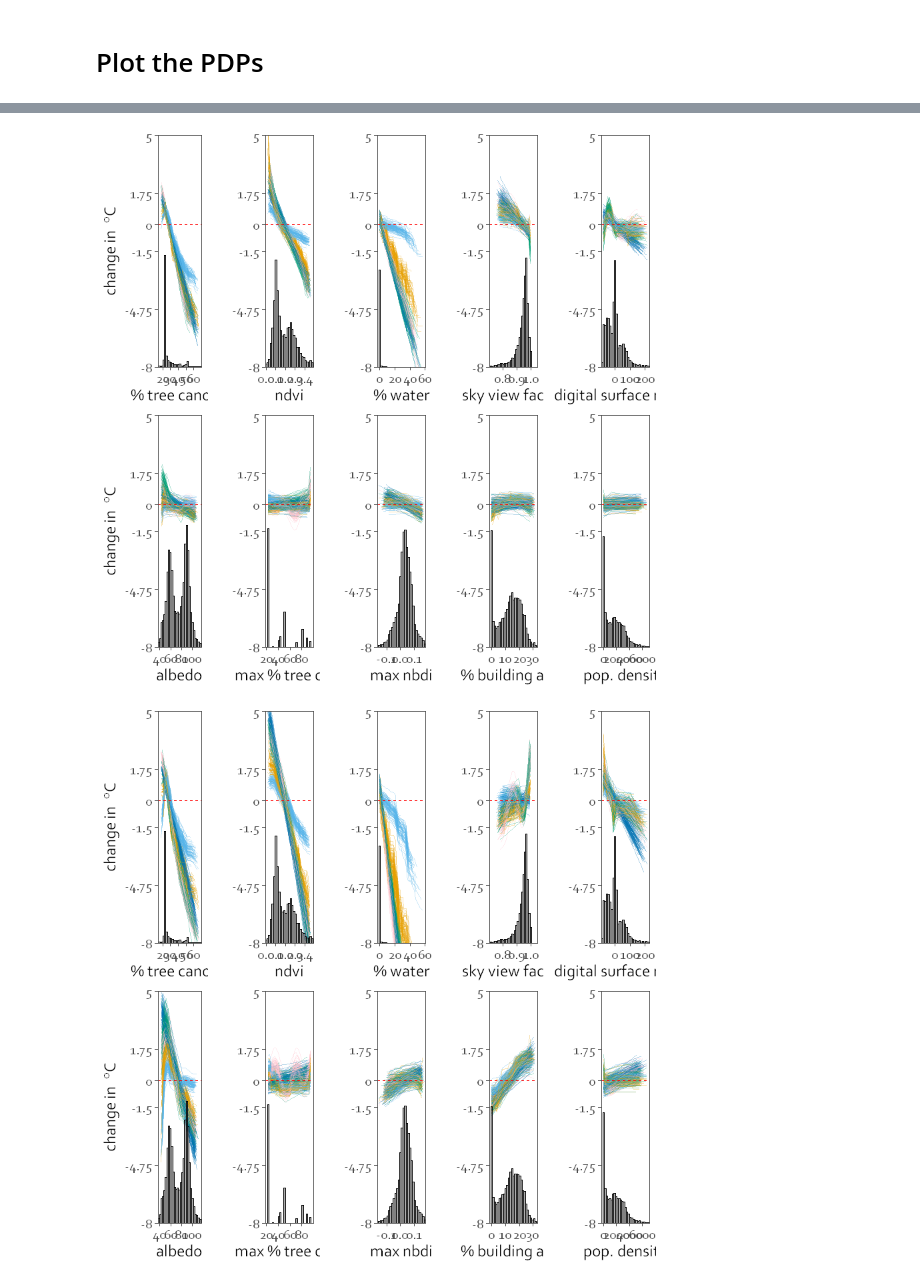
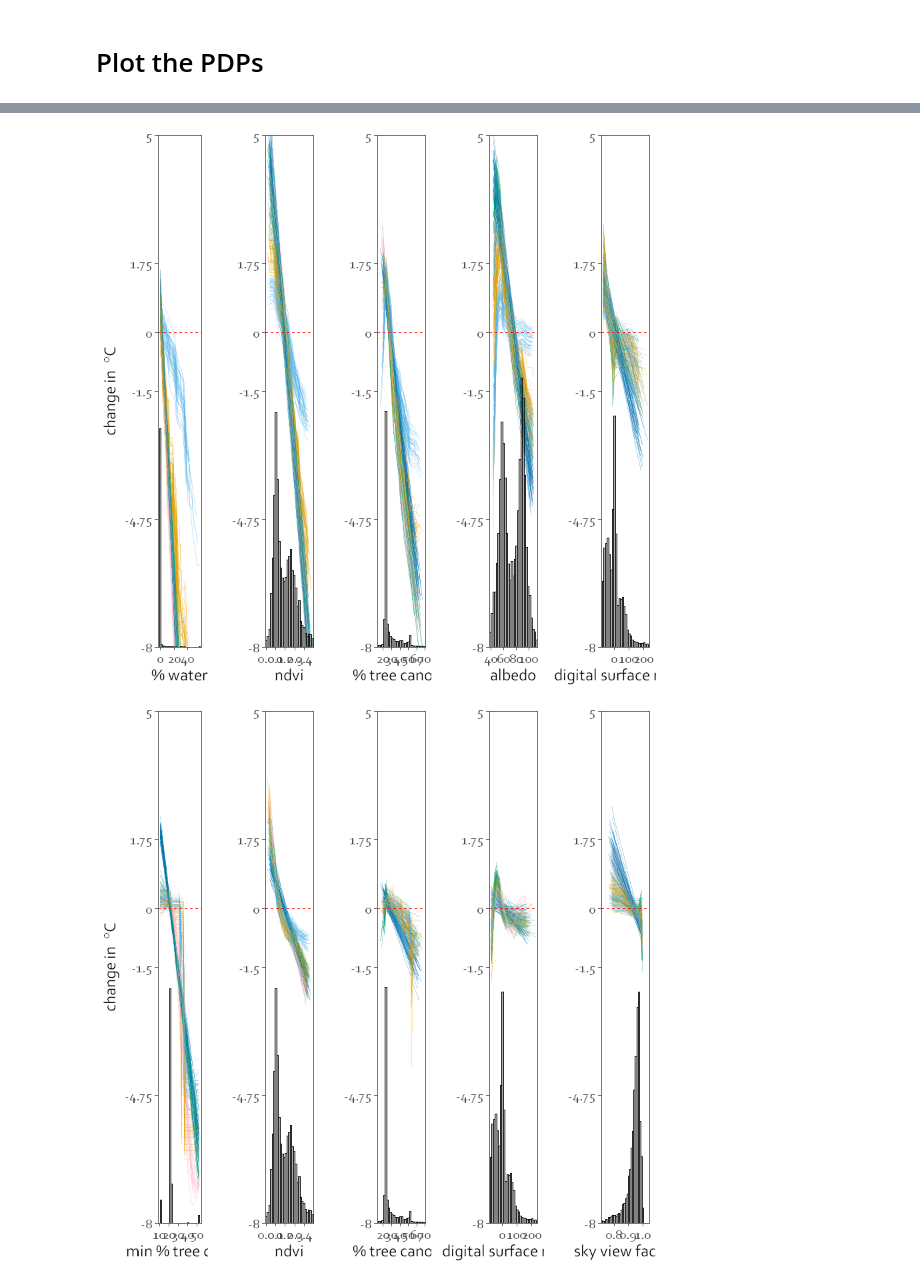
Before and after one commit to tommlogan/land_surface_temperature, a Jupyter notebook: code/analysis/partial_dependence_R.ipynb, the cells around one changed output, grey strips where cells are left out. Cells and saved outputs as stored; diff of their text form; code cells hidden in the pictures.

```diff
--- a/code/analysis/partial_dependence_R.ipynb
+++ b/code/analysis/partial_dependence_R.ipynb
@@ -30,18 +36,11 @@ df = fread(paste0('../../data/data_regressions_', grid.size,'_20190405_unnormali
 plots <- list()
 ncol.plot <- 5
 # xlims <- c(0,30)
-# %%
-# import the feature order
-if (grid.size == 500){
-    features = c('tree_mean', 'ndvi_mean', 'lcov_11', 'svf_mean', 'dsm_mean', 'alb_mean', 'tree_max', 'nbdi_max', 'bldg', 'pdens_mean')
-    } else {
-    features = c('tree_mean', 'ndvi_mean', 'lcov_11', 'svf_mean', 'dsm_mean', 'alb_mean', 'tree_sd', 'nbdi_sd_sl', 'bldg', 'pdens_mean')
-#     features = c('tree_mean', 'ndvi_mean', 'alb_mean', 'svf_mean', 'dsm_mean', 'tree_max', 'nbdi_max', 'bldg', 'pdens_mean', 'lcov_11')
-}
 # %%
 feature_names <- c('lcov_11' = '% water','tree_mean'='% tree canopy','ndvi_mean'='ndvi','svf_mean'='sky view factor',
                     'dsm_mean'='digital surface model','alb_mean'='albedo','dsm_sd'='dsm stand. dev.','nbdi_max'='max nbdi',
-                    'tree_max'='max % tree can.','bldg'='% building area','pdens_mean'='pop. density',
+                    'tree_max'='max % tree can.', 'tree_min'='min % tree can.',
+                    'bldg'='% building area','pdens_mean'='pop. density',
                     'tree_sd'= '% tree can. stand. dev.', 'nbdi_sd_sl'='nbdi surrounding stand. dev.',
                     'tree_sd_sl'='% tree can. surrounding stand. dev.',
                     'ndvi_sd'= 'ndvi stand. dev'   )
@@ -70,12 +127,20 @@ font.size <- 15
 # %%
+dt_sub <- dt[dependent == 'lst_day_mean',]
+plots <- list()
+# import the feature order
+if (grid.size == 500){
+    features <- c('lcov_11', 'ndvi_mean', 'tree_mean', 'alb_mean','dsm_mean')
+    hist_scaling <- c(12, 0.8, 20, 200, 400)
+    } else {
+    features = c('tree_mean', 'ndvi_mean', 'lcov_11', 'svf_mean', 'dsm_mean')#, 'alb_mean', 'tree_sd', 'nbdi_sd_sl', 'bldg', 'pdens_mean')
+    hist_scaling <- c(35, 0.9, 1.3, 0.45, 400)
+}
 # determine the axis limits
 y_min <- -8#round(min(dt[,'mean'])*2)/2
 y_max <- 5#round(max(dt[,'mean'])*2)/2
 ylims <- c(y_min,y_max) - y_min
 
-dt_sub <- dt[dependent == 'lst_night_mean',]
-
-for (i in seq(10)){
+for (i in seq(length(features))){
     var <- features[[i]]
     # subset the dataframe
     dt_plot <- dt_sub[independent == var,]
@@ -113,23 +178,31 @@ for (i in seq(10)){
     plt <- plt + coord_cartesian(ylim=ylims, xlim=xlims, expand=0)
     # add to list
     plots[[i]] <- plt
-#     ggsave('../../fig/report/pdp_uncert_night.png', plt, width=17.8/2.54, height=11.5/2.54)
+#     ggsave('../../fig/report/pdp_uncert_day.png', plt, width=17.8/2.54, height=11.5/2.54)
     }
 # %%
 plots.grid <- do.call("grid.arrange", c(plots, ncol=ncol.plot))
-outname <- paste0('../../fig/report/pdp_uncert_night_',grid.size,'.png')
-ggsave(outname, plots.grid, width=17.8, height=7, dpi=500)
+outname <- paste0('../../fig/report/pdp_uncert_day_',grid.size,'.png')
+ggsave(outname, plots.grid, width=17.8, height=3.5, dpi=500)
 # %% [output]
-[figure, old version]
+[figure, new version]
 # %%
+dt_sub <- dt[dependent == 'lst_night_max',]
+plots <- list()
+# import the feature order
+if (grid.size == 500){
+    features <- c('tree_min', 'ndvi_mean','tree_mean','dsm_mean','svf_mean') # c('lcov_11', 'ndvi_mean', 'tree_mean', 'alb_mean','dsm_mean')
+    hist_scaling <- c(11, 0.8, 20, 400, 0.35)
+    } else {
+    features = c('tree_mean', 'ndvi_mean', 'lcov_11', 'svf_mean', 'dsm_mean')#, 'alb_mean', 'tree_sd', 'nbdi_sd_sl', 'bldg', 'pdens_mean')
+    hist_scaling <- c(35, 0.9, 1.3, 0.45, 400)
+}
 # determine the axis limits
 y_min <- -8#round(min(dt[,'mean'])*2)/2
 y_max <- 5#round(max(dt[,'mean'])*2)/2
 ylims <- c(y_min,y_max) - y_min
 
-dt_sub <- dt[dependent == 'lst_day_mean',]
-
-for (i in seq(10)){
+for (i in seq(length(features))){
     var <- features[[i]]
     # subset the dataframe
     dt_plot <- dt_sub[independent == var,]
@@ -171,7 +244,7 @@ for (i in seq(10)){
     }
 # %%
 plots.grid <- do.call("grid.arrange", c(plots, ncol=ncol.plot))
-outname <- paste0('../../fig/report/pdp_uncert_day_',grid.size,'.png')
-ggsave(outname, plots.grid, width=17.8, height=7, dpi=500)
+outname <- paste0('../../fig/report/pdp_uncert_nightmax_',grid.size,'.png')
+ggsave(outname, plots.grid, width=17.8, height=3.5, dpi=500)
 # %% [output]
-[figure, old version]
+[figure, new version]
```
Also changed, not shown: parts of 8 cells of this notebook, 14 other files.
